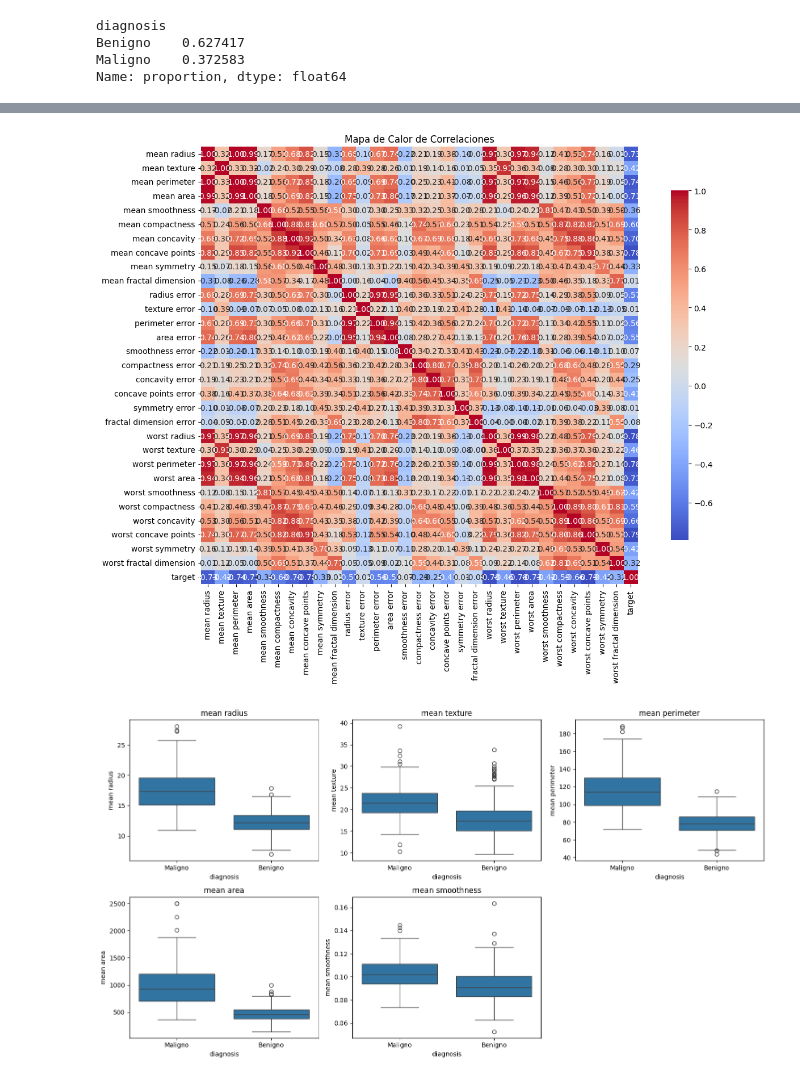
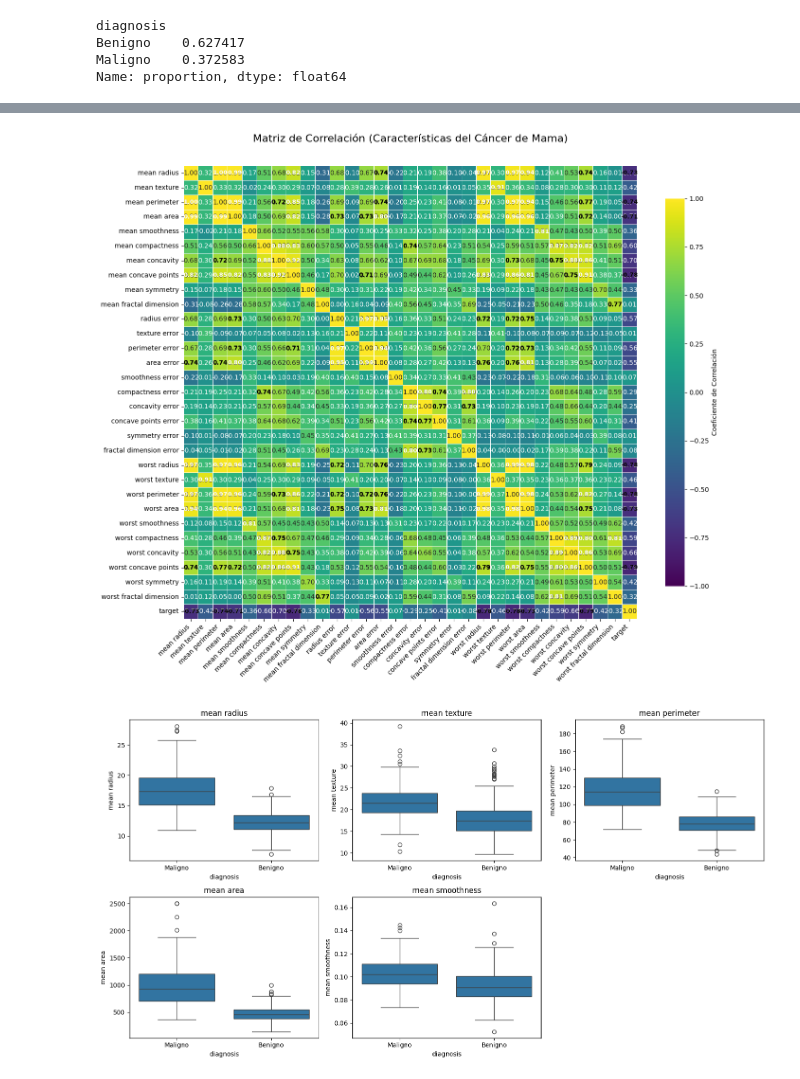
Before and after one commit to 311-23/Remedial, a Jupyter notebook: proyect/Use_case_part1.ipynb, the cells around one changed output, grey strips where cells are left out. Cells and saved outputs as stored; diff of their text form; code cells hidden in the pictures.

```diff
--- a/proyect/Use_case_part1.ipynb
+++ b/proyect/Use_case_part1.ipynb
@@ -133,3 +133,20 @@ diagnosis
 Benigno    0.627417
 Maligno    0.372583
 Name: proportion, dtype: float64
+# %%
+# Seleccionamos características numéricas relevantes
+features_kde = ['mean radius', 'mean texture', 'mean perimeter', 'mean area', 'mean smoothness']
+
+# Configuración del grid de gráficos
+plt.figure(figsize=(15, 10))
+plt.suptitle('Distribución de Features por Diagnóstico (KDE)', y=1.02, fontsize=16)
+
+# Crear un subplot grid (2 filas x 3 columnas)
+for i, feature in enumerate(features_kde, 1):
+    plt.subplot(2, 3, i)
+    sns.kdeplot(data=df, x=feature, hue='diagnosis', fill=True, palette={'Maligno': 'salmon', 'Benigno': 'lightgreen'})
+    plt.title(f'Distribución de {feature}')
+    plt.xlabel('')
+    plt.tight_layout()
+
+plt.show()
@@ -136,16 +155,45 @@ Name: proportion, dtype: float64
 # %%
 # Visualización de correlaciones
-plt.figure(figsize=(15, 10))
-sns.heatmap(df.drop('diagnosis', axis=1).corr(),  # Excluir la columna categórica
+# Seleccionar columnas numéricas y calcular correlación
+numeric_cols = df.select_dtypes(include=['int64', 'float64']).columns
+corr_matrix = df[numeric_cols].corr()
+
+# Configuración del gráfico
+plt.figure(figsize=(14, 12))
+
+# Heatmap con mejoras visuales
+sns.heatmap(corr_matrix,
             annot=True,
-            fmt='.2f',
-            cmap='coolwarm',
+            fmt=".2f",
+            cmap='viridis',
+            center=0,
+            vmin=-1, vmax=1,
+            linewidths=0.5,
+            linecolor='white',
             square=True,
-            cbar_kws={"shrink": .8})
-plt.title('Mapa de Calor de Correlaciones')
+            cbar_kws={"shrink": 0.8, "label": "Coeficiente de Correlación"}
+           )
+
+# Personalización avanzada
+plt.title('Matriz de Correlación (Características del Cáncer de Mama)\n',
+          fontsize=16, pad=20)
+plt.xticks(rotation=45, ha='right', fontsize=10)
+plt.yticks(rotation=0, fontsize=10)
+plt.tight_layout()
+
+# Destacar correlaciones importantes manualmente (opcional)
+ax = plt.gca()
+for i in range(len(corr_matrix.columns)):
+    for j in range(len(corr_matrix.columns)):
+        if abs(corr_matrix.iloc[i, j]) > 0.7 and i != j:
+            ax.text(j+0.5, i+0.5, f"{corr_matrix.iloc[i, j]:.2f}",
+                    ha="center", va="center",
+                    fontsize=9, fontweight="bold",
+                    color="white" if abs(corr_matrix.iloc[i, j]) > 0.8 else "black")
+
 plt.show()
 # %% [output]
-[figure, old version]
+[figure, new version]
 # %%
 # Visualización de algunas características importantes
 features = ['mean radius', 'mean texture', 'mean perimeter', 'mean area', 'mean smoothness']
```
Also changed, not shown: parts of 1 cell of this notebook, 6 other files.
